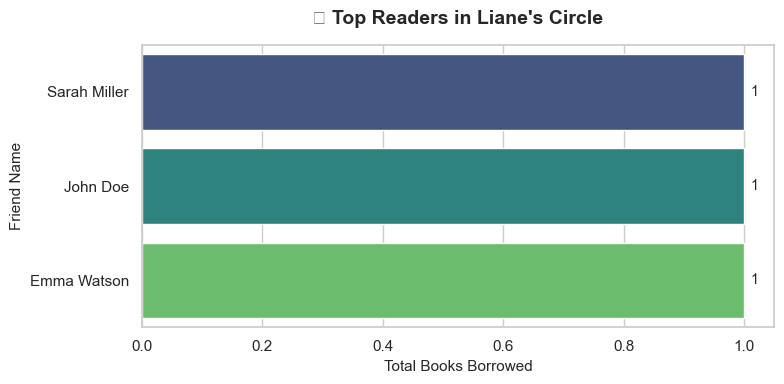
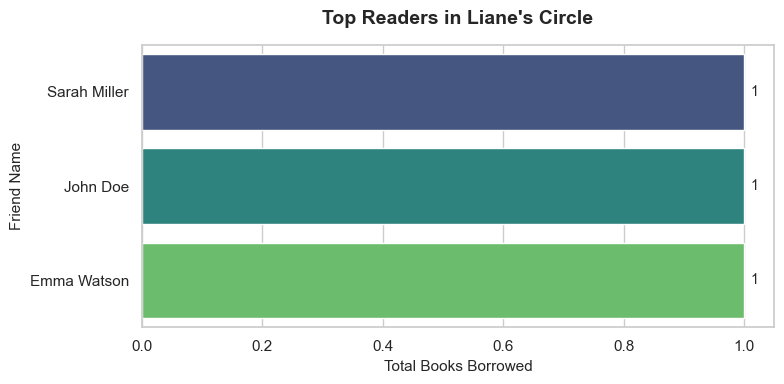
Unified diff of the notebook cell whose output changed from the first chart to the second:
--- before
+++ after
@@ -3,20 +3,30 @@
 
 # Chart 3: Top friends by total borrowed books
+import warnings
+warnings.filterwarnings('ignore')
+
+# Query top readers
 query_friends = """
-SELECT 
-    f.name,
-    COUNT(l.loan_id) AS total_loans
+SELECT f.name, COUNT(l.loan_id) AS total_loans
 FROM friends f
 JOIN loans l ON f.friend_id = l.friend_id
 GROUP BY f.friend_id, f.name
-ORDER BY total_loans ASC;
+ORDER BY total_loans DESC;
 """
 
 df_friends = run_query(query_friends)
 
+# Plot top readers
 plt.figure(figsize=(8, 4))
-# Fixed palette name from 'Viridis' to 'viridis'
-ax = sns.barplot(data=df_friends, x='total_loans', y='name', palette='viridis')
-plt.title('🏆 Top Readers in Liane\'s Circle', fontsize=14, fontweight='bold', pad=15)
+ax = sns.barplot(
+    data=df_friends, 
+    x='total_loans', 
+    y='name', 
+    hue='name', 
+    palette='viridis', 
+    legend=False
+)
+
+plt.title("Top Readers in Liane's Circle", fontsize=14, fontweight='bold', pad=15)
 plt.xlabel('Total Books Borrowed', fontsize=11)
 plt.ylabel('Friend Name', fontsize=11)

Commit: Fix layout warnings and clean chart outputs